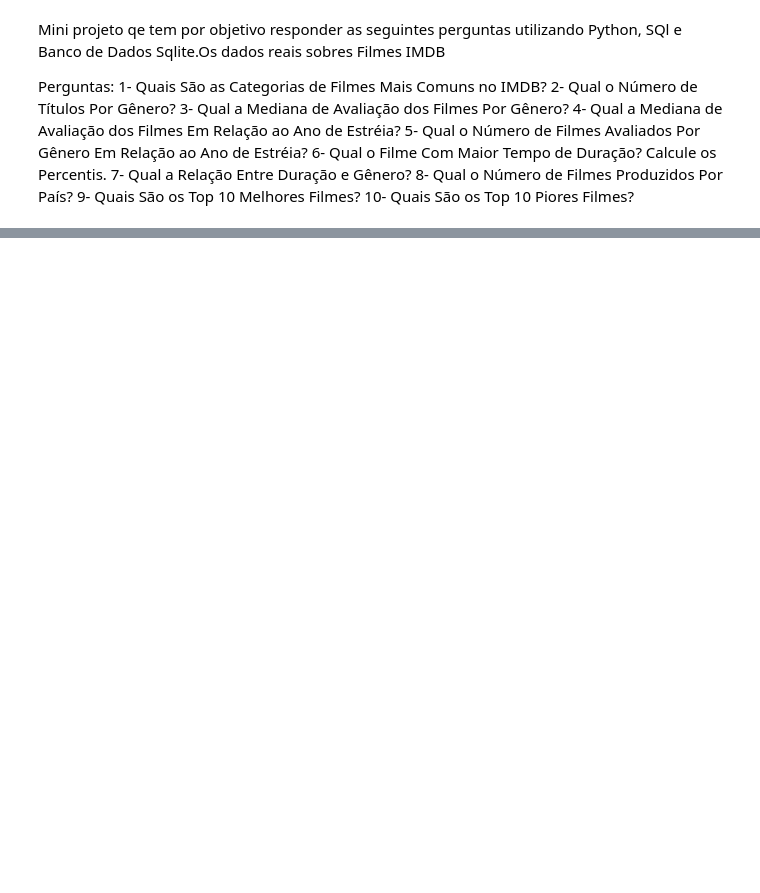
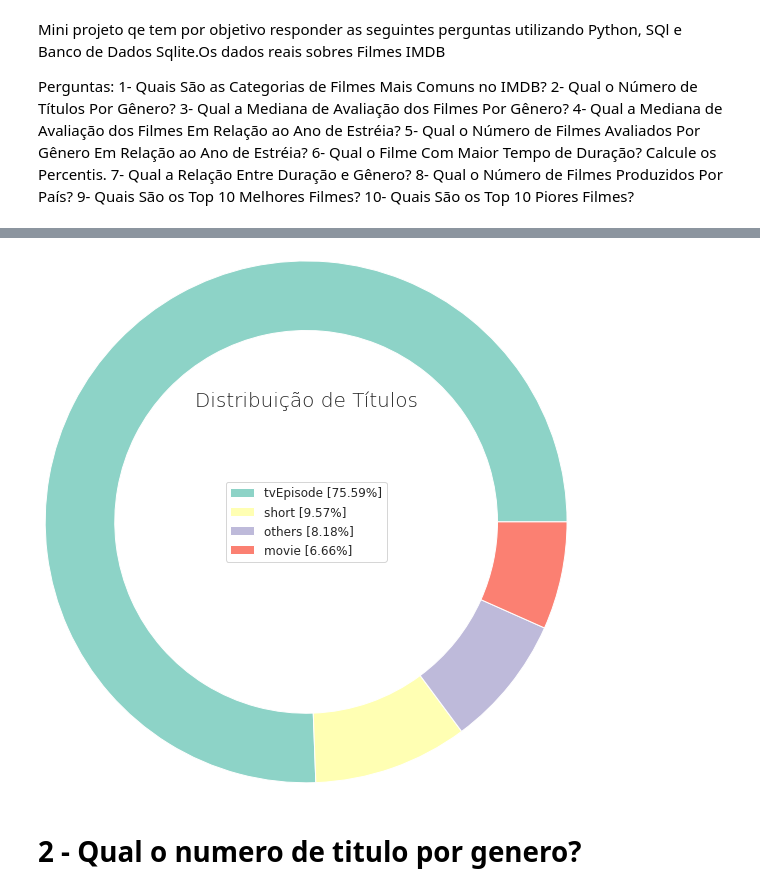
Before and after one commit to Junioracpj/PythonDSA, a Jupyter notebook: MongoDB/MiniProjeto01.ipynb, the cells around one changed output, grey strips where cells are left out. Cells and saved outputs as stored; diff of their text form; code cells hidden in the pictures; blank space fills up the shorter version.

```diff
--- a/MongoDB/MiniProjeto01.ipynb
+++ b/MongoDB/MiniProjeto01.ipynb
@@ -37,0 +178,5 @@ sns.set_theme(style = "whitegrid") # tema dos graficos
+# %%
+# Calculando o percentual para cada tipo
+resul1['percentual'] = (resul1['count'] / resul1['count'].sum()) * 100
+# Vizualiando o resulado em porcentagem
+display(resul1)
@@ -37,0 +196,11 @@ sns.set_theme(style = "whitegrid") # tema dos graficos
+# %%
+# Criando um grafico com apenas 4 categorias
+# as 3 categorias com mais titulos e 1 categoria com o restante
+
+others = {}
+# filtrando o percentual em 5% e somando o total
+others['count'] = resul1[resul1['percentual'] < 5]['count'].sum()
+# Gravando o percentual
+others['percentual'] =resul1[resul1['percentual'] < 5]['percentual'].sum()
+# Ajustando o nome
+others['type'] = 'others'
@@ -37,0 +212,7 @@ sns.set_theme(style = "whitegrid") # tema dos graficos
+# %%
+# Filtrando o dataframe de resultado
+resul1 = resul1[resul1['percentual'] > 5]
+# adcionado o resultado das outras categorias
+resul1 = resul1.append(others, ignore_index = True)
+# ordenando o resultado
+resul1 = resul1.sort_values(by = 'count', ascending = False)
@@ -37,0 +228,23 @@ sns.set_theme(style = "whitegrid") # tema dos graficos
+# %%
+# Ajustando os labels
+labels = [str(resul1['type'][i])+' \
+'+'['+str(round(resul1['percentual'][i],2)) +'%'+']' \
+          for i in resul1.index]
+# %%
+# Plot
+
+# Mapa de cores
+cs = cm.Set3(np.arange(100))
+
+# Cria a figura
+f = plt.figure()
+
+# Pie Plot
+plt.pie(resul1['count'], labeldistance = 1, radius = 3, colors = cs, wedgeprops = dict(width = 0.8))
+plt.legend(labels = labels, loc = 'center', prop = {'size':12})
+plt.title("Distribuição de Títulos", loc = 'Center', fontdict = {'fontsize':20,'fontweight':20})
+plt.show()
+# %% [output]
+[figure, added]
+# %% [markdown]
+# 2 - Qual o numero de titulo por genero?
```
Also changed, not shown: parts of 30 cells of this notebook, 1 other file.
